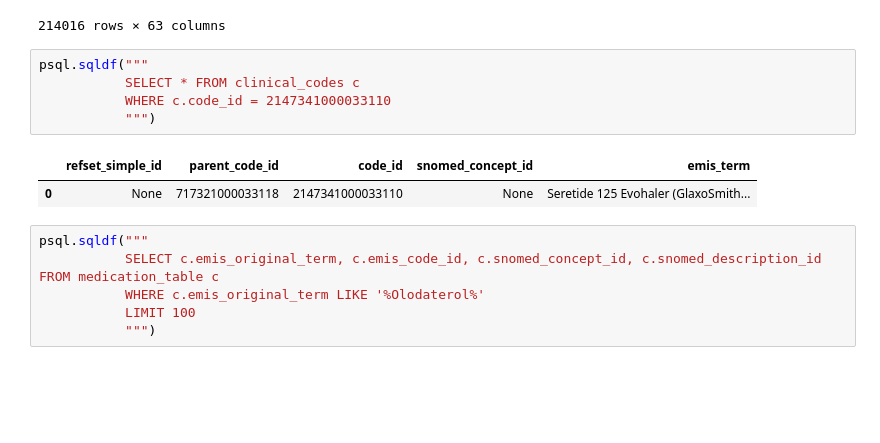
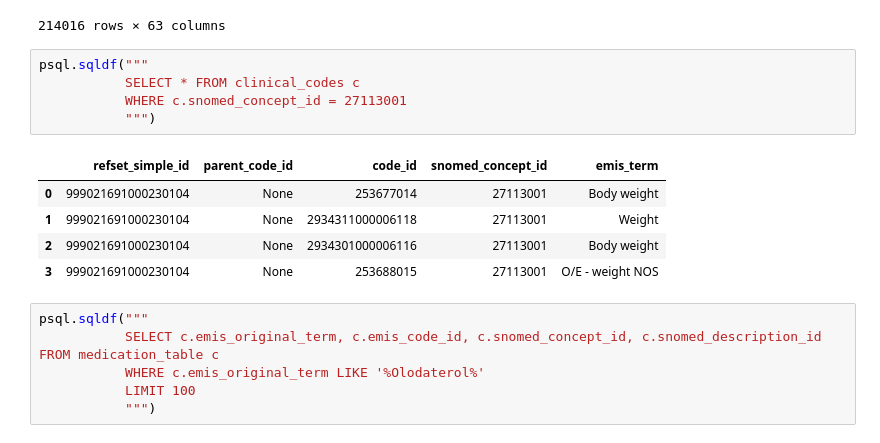
Before and after one commit to rpenn97/EMIS_task, a Jupyter notebook: solution/solution_py.ipynb, the cells around one changed output. Saved outputs shown, nothing was run; the diff lists cells and outputs as text; blank space fills up the shorter version.

```diff
--- a/solution/solution_py.ipynb
+++ b/solution/solution_py.ipynb
@@ -268,11 +268,14 @@ psql.sqldf("""SELECT * FROM medication_table m
 # %%
 psql.sqldf("""
            SELECT * FROM clinical_codes c
-           WHERE c.code_id = 2147341000033110
+           WHERE c.snomed_concept_id = 27113001
            """)
 # %% [output]
 |  | refset_simple_id | parent_code_id | code_id | snomed_concept_id | emis_term |
-| 0 | None | 717321000033118 | 2147341000033110 | None | Seretide 125 Evohaler (GlaxoSmith... |
+| 0 | 999021691000230104 | None | 253677014 | 27113001 | Body weight |
+| 1 | 999021691000230104 | None | 2934311000006118 | 27113001 | Weight |
+| 2 | 999021691000230104 | None | 2934301000006116 | 27113001 | Body weight |
+| 3 | 999021691000230104 | None | 253688015 | 27113001 | O/E - weight NOS |
 # %%
 psql.sqldf("""
            SELECT c.emis_original_term, c.emis_code_id, c.snomed_concept_id, c.snomed_description_id FROM medication_table c
```
Also changed, not shown: parts of 5 cells of this notebook.
